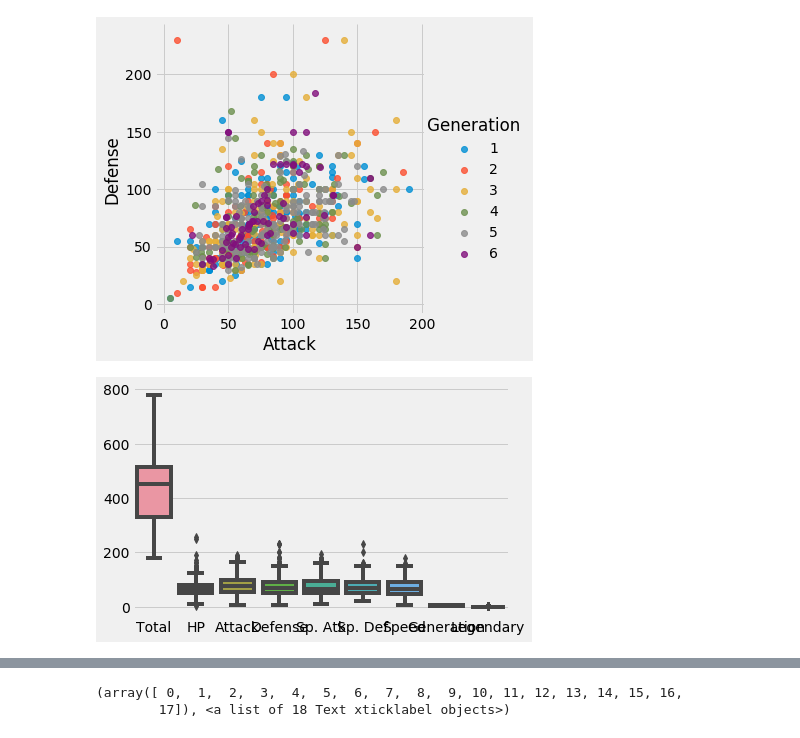
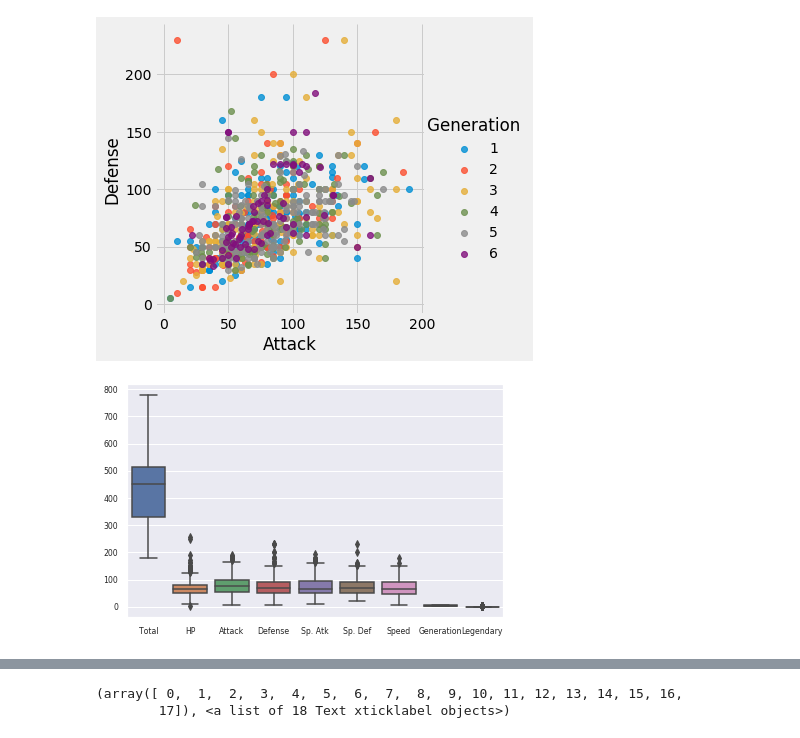
Before and after one commit to KennethTBarrett/DS-Unit-1-Sprint-1-Data-Wrangling-and-Storytelling, a Jupyter notebook: KennethTBarrett_LS_DS_114_Make_Explanatory_Visualizations_Assignment.ipynb, the cells around one changed output, grey strips where cells are left out. Saved outputs shown, nothing was run; the diff lists cells and outputs as text; code cells hidden in the pictures.

```diff
--- a/KennethTBarrett_LS_DS_114_Make_Explanatory_Visualizations_Assignment.ipynb
+++ b/KennethTBarrett_LS_DS_114_Make_Explanatory_Visualizations_Assignment.ipynb
@@ -313,8 +313,9 @@ df.head()
 sns.lmplot(x = 'Attack', y = 'Defense', data=df, fit_reg = False, hue = 'Generation');
 # %% [output]
 [figure]
-# %%
-sns.boxplot(data = df);
-# %% [output]
-[figure, removed]
+# %%
+sns.set(font_scale = 0.7) # Did this because the labels were overlapping, making it impossible to read.
+sns.boxplot(data = df);
+# %% [output]
+[figure, added]
 # %%
```
Also changed, not shown: parts of 1 cell of this notebook.
